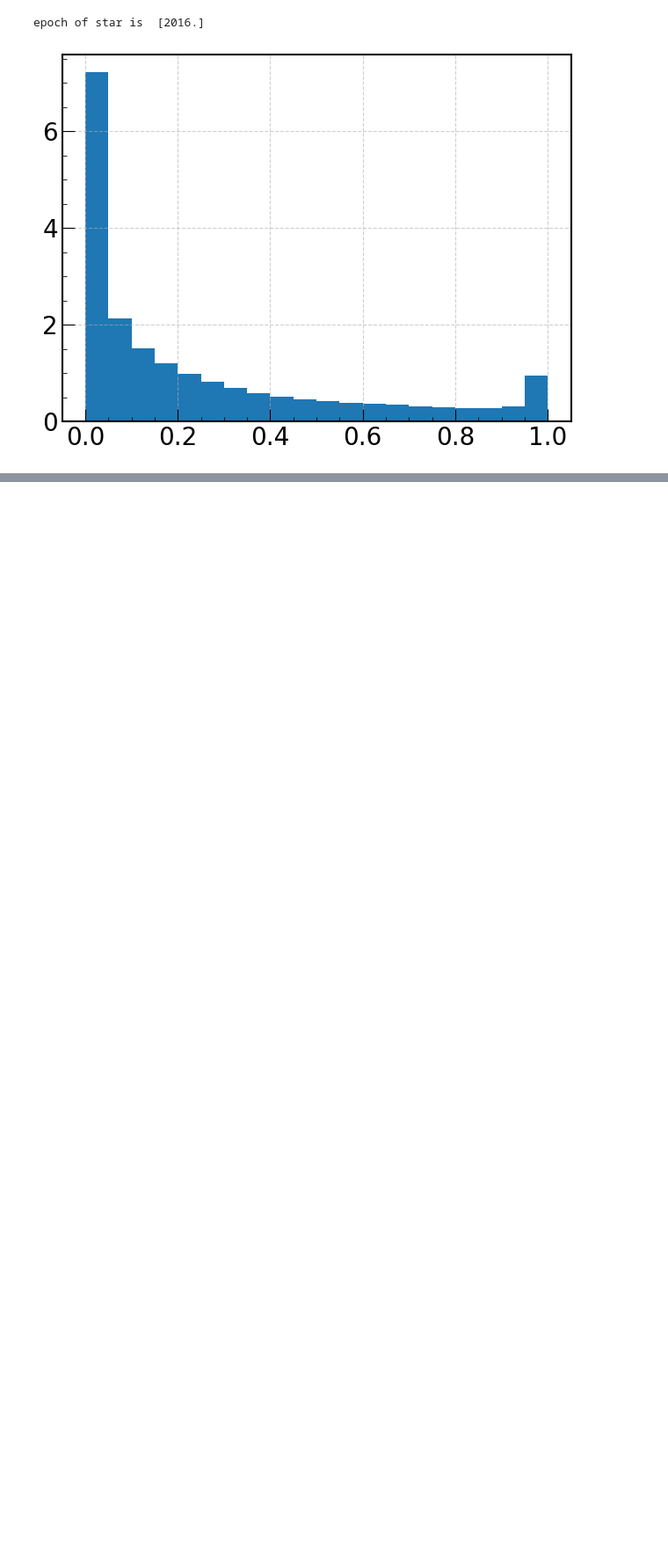
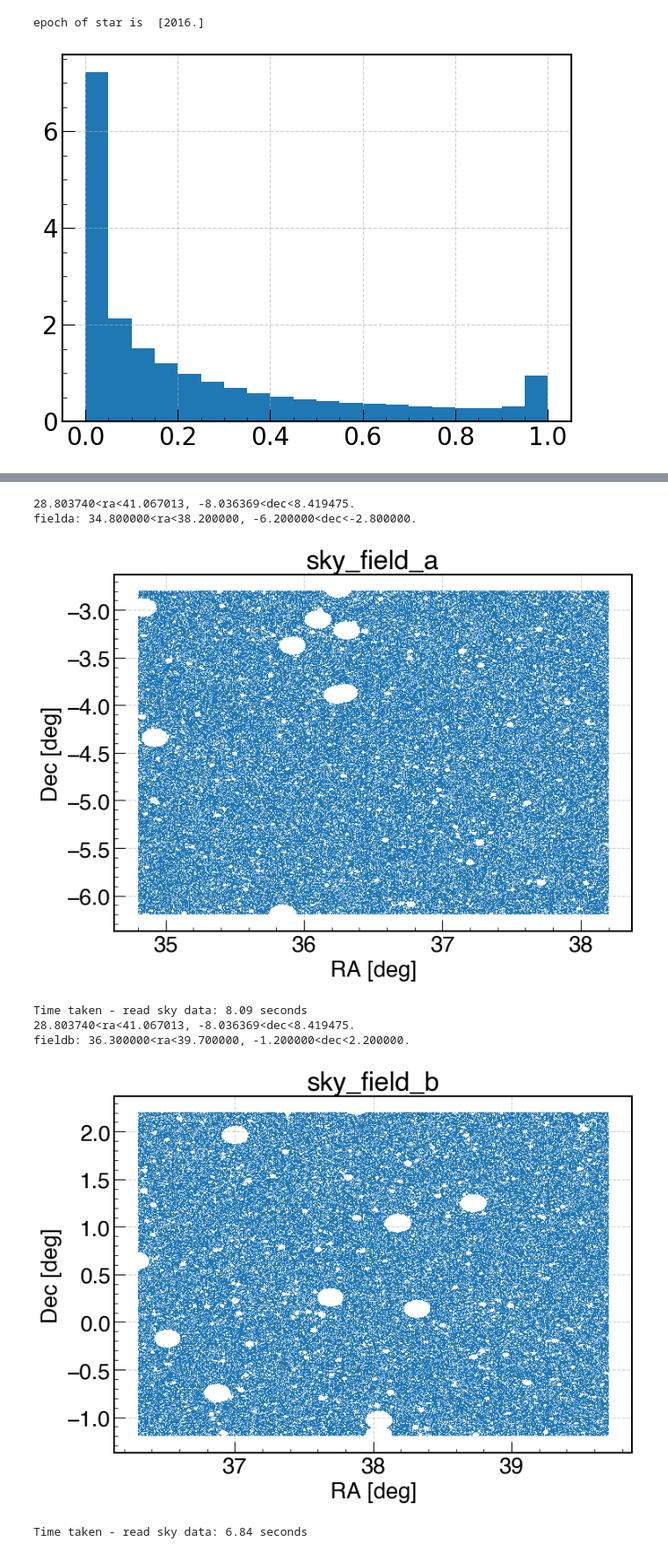
Before and after one commit to jingssrs/pfs_co_fa, a Jupyter notebook: src/preproc_data_calib.ipynb, the cells around one changed output, grey strips where cells are left out. Shown at 88% size. Cells and saved outputs as stored; diff of their text form; code cells hidden in the pictures; blank space fills up the shorter version.

```diff
--- a/src/preproc_data_calib.ipynb
+++ b/src/preproc_data_calib.ipynb
@@ -243,0 +249,4 @@ epoch of star is  [2016.]
+# %%
+# taken from Shitaro's code
+ra_range_a, dec_range_a = [34.8, 38.2], [-6.2, -2.8]
+ra_range_b, dec_range_b = [36.3, 39.7], [-1.2, 2.2]
@@ -243,0 +255,48 @@ epoch of star is  [2016.]
+# %%
+# TO-DO: revise the ra, dec region selection code
+for field, ra_range, dec_range in zip(['a', 'b'], [ra_range_a, ra_range_b], [dec_range_a, dec_range_b]):
+    id_sky_test = np.array([])
+    ra_sky_test = np.array([])
+    dec_sky_test = np.array([])
+
+    #
+    t0 = time.time()
+
+    for i in range(4)[3:]:
+        df_sky = read_sky_data(calib_data_dir, 3, i)
+        print(df_sky.columns)
+
+        # TO-DO: make sure sky_id is unique among all datasets
+        id_sky = df_sky['sky_id']
+        ra_sky = df_sky['ra']
+        dec_sky = df_sky['dec']
+
+
+        # print the ra, dec range
+        print("%f<ra<%f, %f<dec<%f." % (np.min(ra_sky), np.max(ra_sky), np.min(dec_sky), np.max(dec_sky)))
+        print("field%s: %f<ra<%f, %f<dec<%f." % (field, ra_range[0], ra_range[1], dec_range[0], dec_range[1]))
+        msk = (ra_sky > ra_range[0]) & (ra_sky < ra_range[1]) & (dec_sky > dec_range[0]) & (dec_sky < dec_range[1])
+
+        # get the data table
+        data_table_sky = get_data_table(id_sky[msk], ra_sky[msk], dec_sky[msk], prefix='sky')
+
+        # write the data
+        write_data(data_table_sky, prefix=f'sky_field_{field}', fmt='fits', output_dir='../data_proc/Jan25/')
+        write_data(data_table_sky, prefix=f'sky_field_{field}', fmt='ecsv', output_dir='../data_proc/Jan25/')
+
+        # plot the data
+        ax.plot(ra_sky[msk], dec_sky[msk], ",", alpha=1., ls='none')
+
+    plot_radec(data_table_sky, title="sky_field_{}".format(field), output_dir='../output/Jan25/')
+
+    t1 = time.time()
+    print(f'Time taken - read sky data: {t1-t0:.2f} seconds')
+# %% [output]
+28.803740<ra<41.067013, -8.036369<dec<8.419475.
+fielda: 34.800000<ra<38.200000, -6.200000<dec<-2.800000.
+[figure, added]
+Time taken - read sky data: 8.09 seconds
+28.803740<ra<41.067013, -8.036369<dec<8.419475.
+fieldb: 36.300000<ra<39.700000, -1.200000<dec<2.200000.
+[figure, added]
+Time taken - read sky data: 6.84 seconds
```
Also changed, not shown: parts of 6 cells of this notebook, 46 other files.
